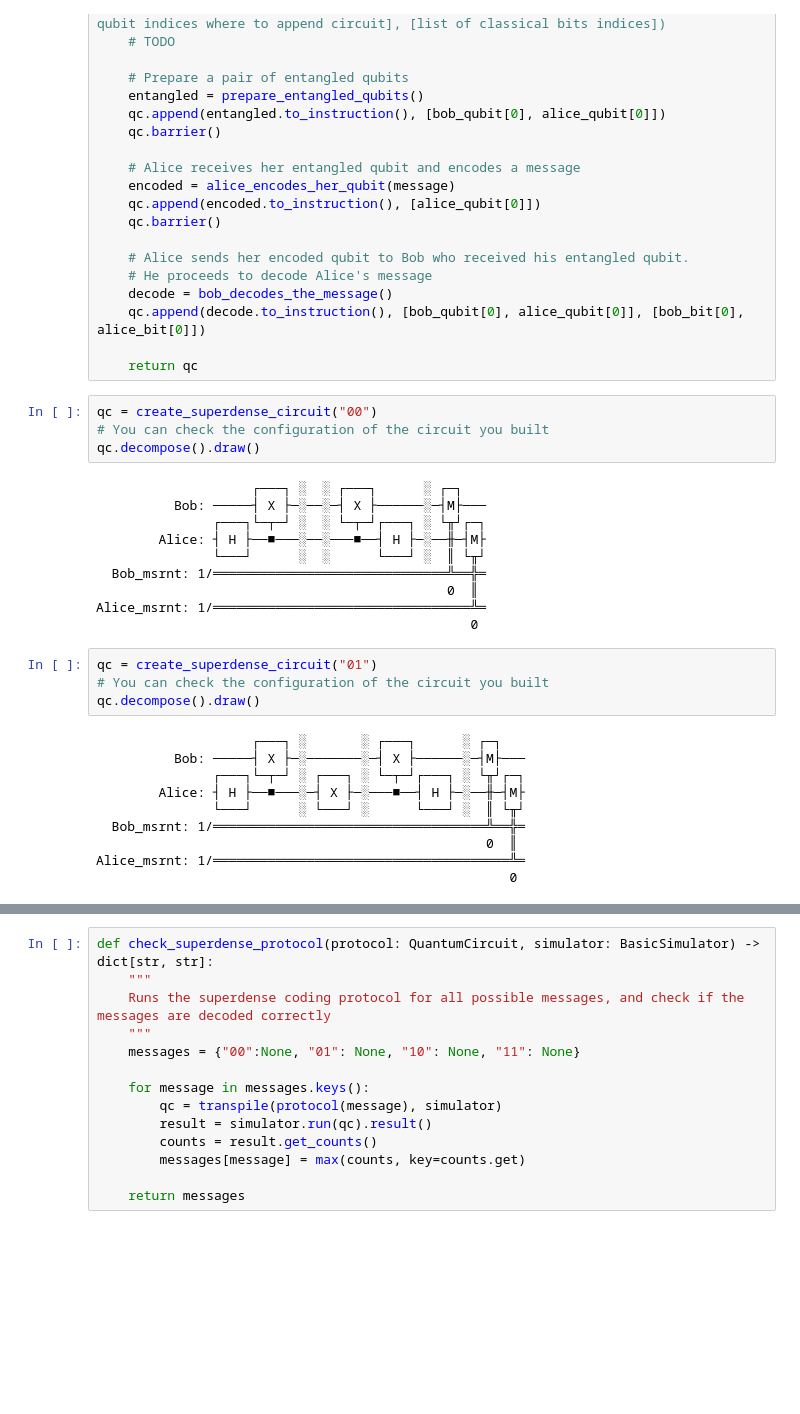
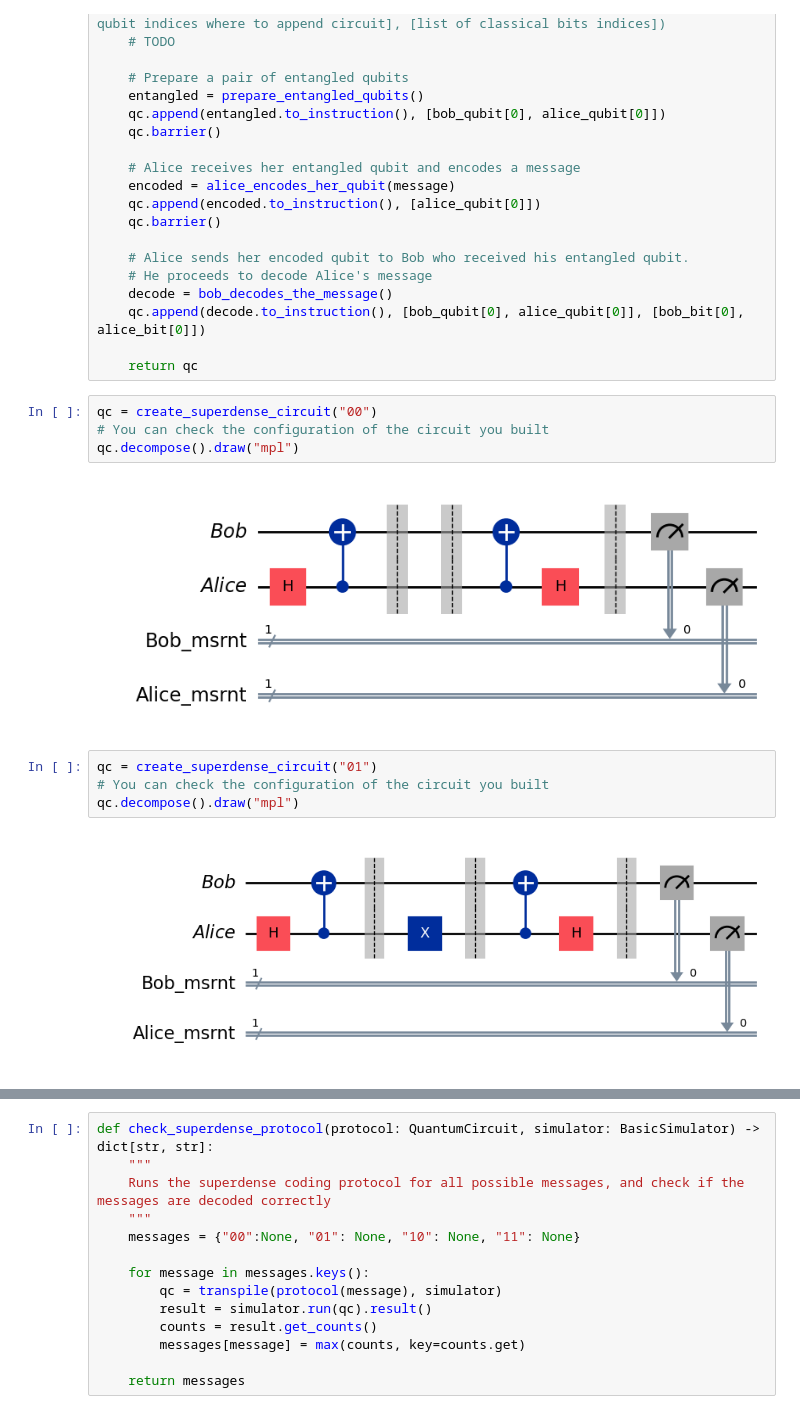
Before and after one commit to MahkameSalimi/iQuCodeFest2025_QuanTech, a Jupyter notebook: side_quests/teleportation_superdensecoding/teleportation_superdensecoding.ipynb, the cells around one changed output, grey strips where cells are left out. Cells and saved outputs as stored; diff of their text form; blank space fills up the shorter version.

```diff
--- a/side_quests/teleportation_superdensecoding/teleportation_superdensecoding.ipynb
+++ b/side_quests/teleportation_superdensecoding/teleportation_superdensecoding.ipynb
@@ -203,31 +203,15 @@ def create_superdense_circuit(message: str) -> QuantumCircuit:
 # %%
 qc = create_superdense_circuit("00")
 # You can check the configuration of the circuit you built
-qc.decompose().draw()
+qc.decompose().draw("mpl")
 # %% [output]
-                    ┌───┐ ░  ░ ┌───┐      ░ ┌─┐
-          Bob: ─────┤ X ├─░──░─┤ X ├──────░─┤M├───
-               ┌───┐└─┬─┘ ░  ░ └─┬─┘┌───┐ ░ └╥┘┌─┐
-        Alice: ┤ H ├──■───░──░───■──┤ H ├─░──╫─┤M├
-               └───┘      ░  ░      └───┘ ░  ║ └╥┘
-  Bob_msrnt: 1/══════════════════════════════╩══╬═
-                                             0  ║
-Alice_msrnt: 1/═════════════════════════════════╩═
-                                                0
+[figure, added]
 # %%
 qc = create_superdense_circuit("01")
 # You can check the configuration of the circuit you built
-qc.decompose().draw()
+qc.decompose().draw("mpl")
 # %% [output]
-                    ┌───┐ ░       ░ ┌───┐      ░ ┌─┐
-          Bob: ─────┤ X ├─░───────░─┤ X ├──────░─┤M├───
-               ┌───┐└─┬─┘ ░ ┌───┐ ░ └─┬─┘┌───┐ ░ └╥┘┌─┐
-        Alice: ┤ H ├──■───░─┤ X ├─░───■──┤ H ├─░──╫─┤M├
-               └───┘      ░ └───┘ ░      └───┘ ░  ║ └╥┘
-  Bob_msrnt: 1/═══════════════════════════════════╩══╬═
-                                                  0  ║
-Alice_msrnt: 1/══════════════════════════════════════╩═
-                                                     0
+[figure, added]
 # %%
 qc = create_superdense_circuit("10")
 # You can check the configuration of the circuit you built
```
Also changed, not shown: parts of 9 cells of this notebook.
